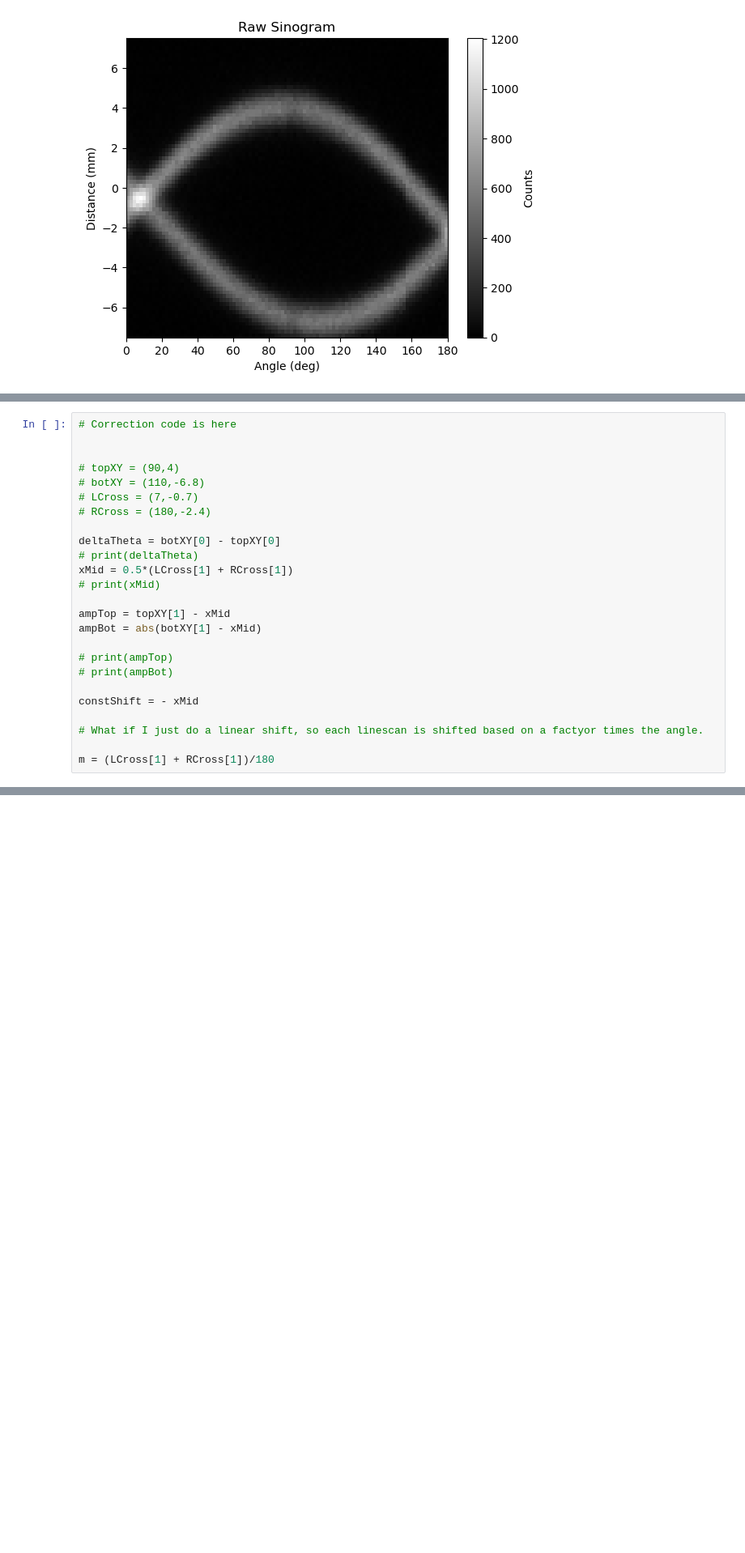
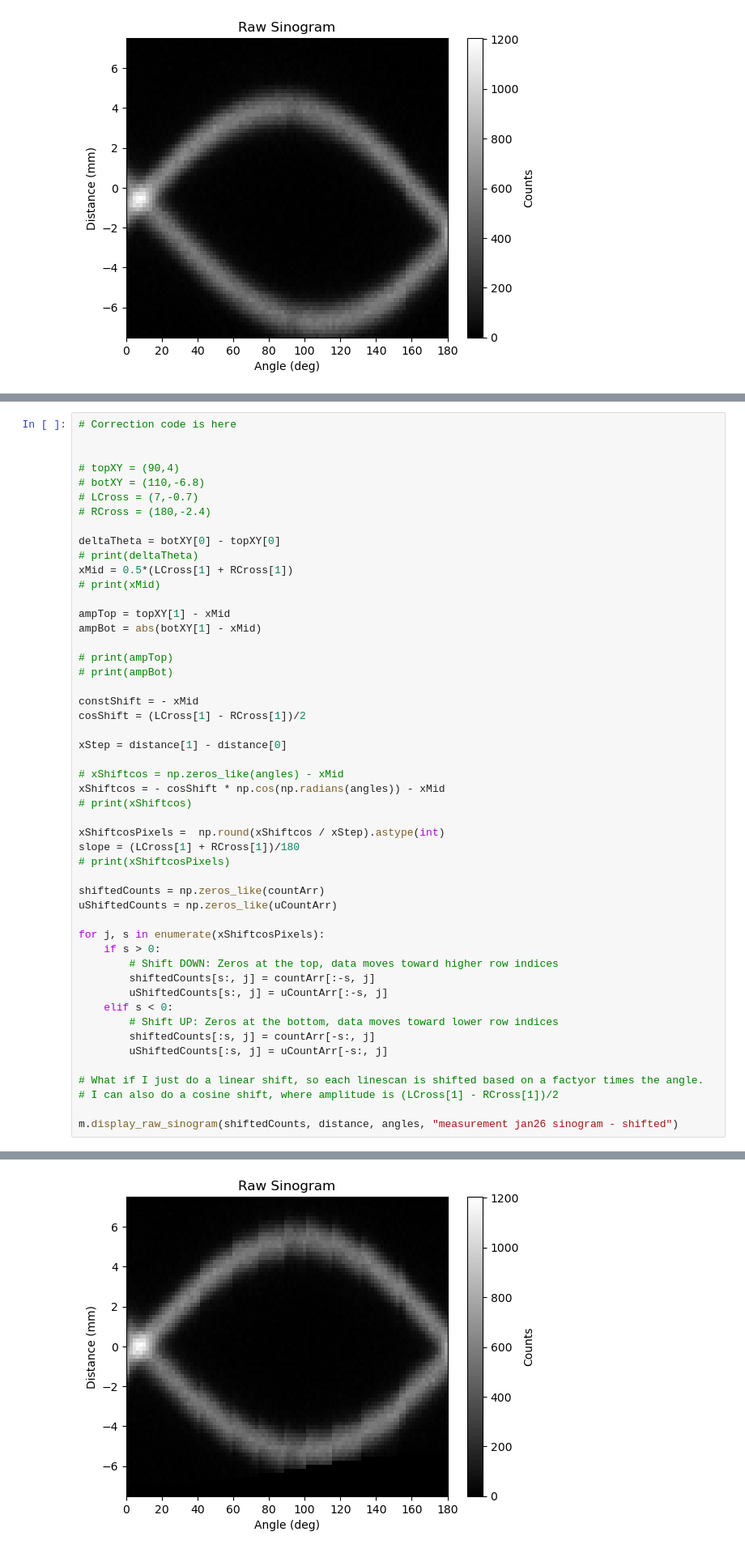
Before and after one commit to MarkZhit/PHYS409-PET, a Jupyter notebook: SinogramCorrection.ipynb, the cells around one changed output, grey strips where cells are left out. Shown at 81% size. Cells and saved outputs as stored; diff of their text form; blank space fills up the shorter version.

```diff
--- a/SinogramCorrection.ipynb
+++ b/SinogramCorrection.ipynb
@@ -68,8 +68,33 @@ ampBot = abs(botXY[1] - xMid)
 # print(ampBot)
 
 constShift = - xMid
+cosShift = (LCross[1] - RCross[1])/2
+
+xStep = distance[1] - distance[0]
+
+# xShiftcos = np.zeros_like(angles) - xMid
+xShiftcos = - cosShift * np.cos(np.radians(angles)) - xMid
+# print(xShiftcos)
+
+xShiftcosPixels =  np.round(xShiftcos / xStep).astype(int)
+slope = (LCross[1] + RCross[1])/180
+# print(xShiftcosPixels)
+
+shiftedCounts = np.zeros_like(countArr)
+uShiftedCounts = np.zeros_like(uCountArr)
+
+for j, s in enumerate(xShiftcosPixels):
+    if s > 0:
+        # Shift DOWN: Zeros at the top, data moves toward higher row indices
+        shiftedCounts[s:, j] = countArr[:-s, j]
+        uShiftedCounts[s:, j] = uCountArr[:-s, j]
+    elif s < 0:
+        # Shift UP: Zeros at the bottom, data moves toward lower row indices
+        shiftedCounts[:s, j] = countArr[-s:, j]
+        uShiftedCounts[:s, j] = uCountArr[-s:, j]
 
 # What if I just do a linear shift, so each linescan is shifted based on a factyor times the angle.
+# I can also do a cosine shift, where amplitude is (LCross[1] - RCross[1])/2
 
-m = (LCross[1] + RCross[1])/180
+m.display_raw_sinogram(shiftedCounts, distance, angles, "measurement jan26 sinogram - shifted")
 # %% [output]
@@ -80 +101,2 @@ m = (LCross[1] + RCross[1])/180
+[figure, added]
 # %%
```
Also changed, not shown: parts of 3 cells of this notebook, 3 other files.
